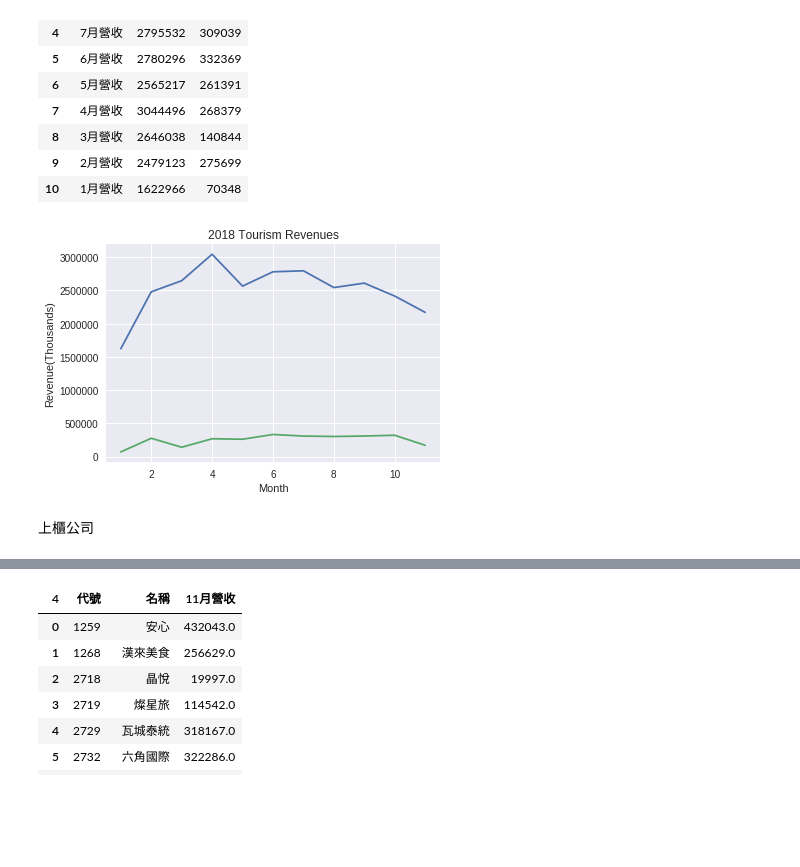
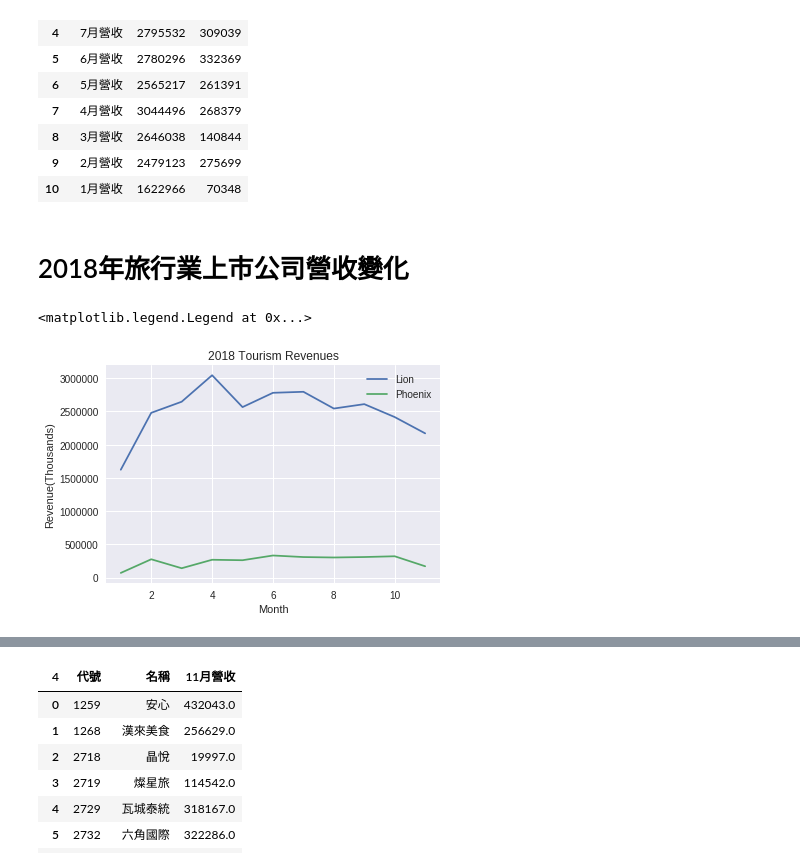
Before and after one commit to cwcheng0/LionTravel, a Jupyter notebook: TaiwanTourismMonthly.ipynb, the cells around one changed output, grey strips where cells are left out. Cells and saved outputs as stored; diff of their text form; code cells hidden in the pictures; blank space fills up the shorter version.

```diff
--- a/TaiwanTourismMonthly.ipynb
+++ b/TaiwanTourismMonthly.ipynb
@@ -291,25 +291,26 @@ df
 | 8 | 3月營收 | 2646038 | 140844 |
 | 9 | 2月營收 | 2479123 | 275699 |
 | 10 | 1月營收 | 1622966 | 70348 |
+# %% [markdown]
+# 2018年旅行業上市公司營收變化
 # %%
 # Draw a plot
 import matplotlib.pyplot as plt
 
 month = [11,10,9,8,7,6,5,4,3,2,1]
 
 #雄獅
 Lion = [2170160,2415137,2609785,2543533,2795532,2780296,2565217,3044496,2646038,2479123,1622966]
 
 #鳳凰
 Phoenix = [170373,320940,309342,302516,309039,332369,261391,268379,140844,275699,70348]
 
-plt.plot(month, Lion)
-plt.plot(month, Phoenix)
+plt.plot(month, Lion, label="Lion")
+plt.plot(month, Phoenix, label="Phoenix")
 plt.xlabel('Month')
 plt.ylabel('Revenue(Thousands)')
 plt.title('2018 Tourism Revenues')
-plt.show()
+plt.legend()
 # %% [output]
+<matplotlib.legend.Legend at 0x...>
-[figure, old version]
+[figure, new version]
-# %% [markdown]
-上櫃公司
```
Also changed, not shown: parts of 12 cells of this notebook.
